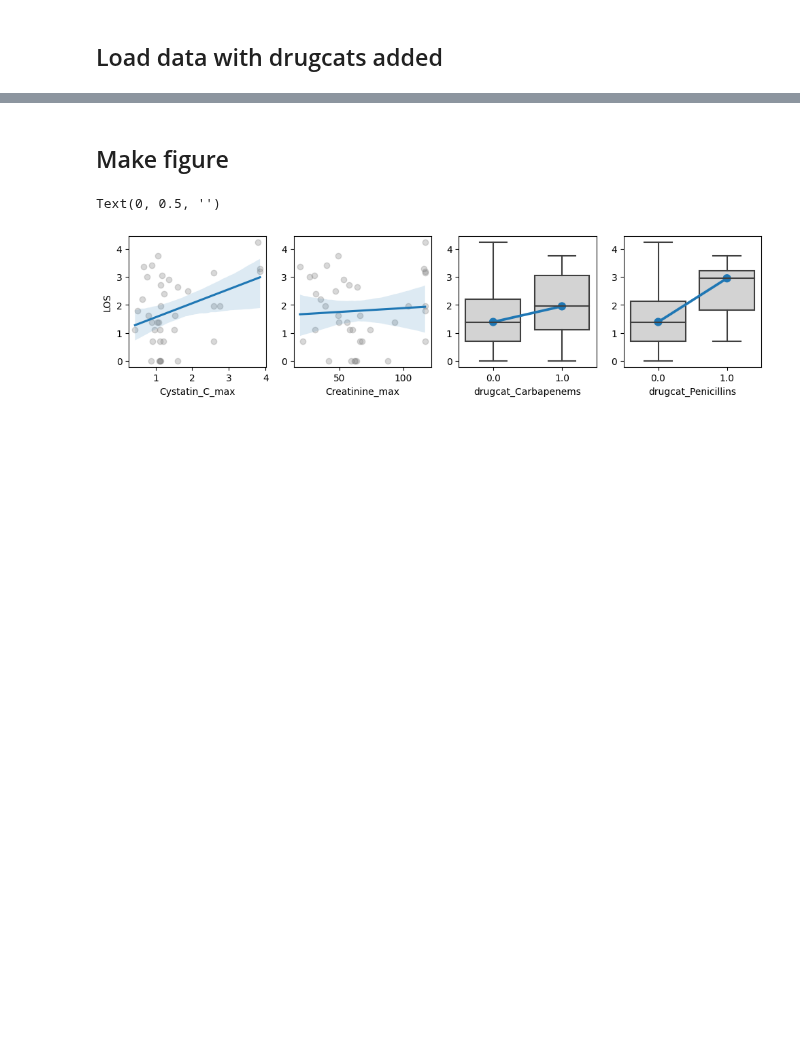
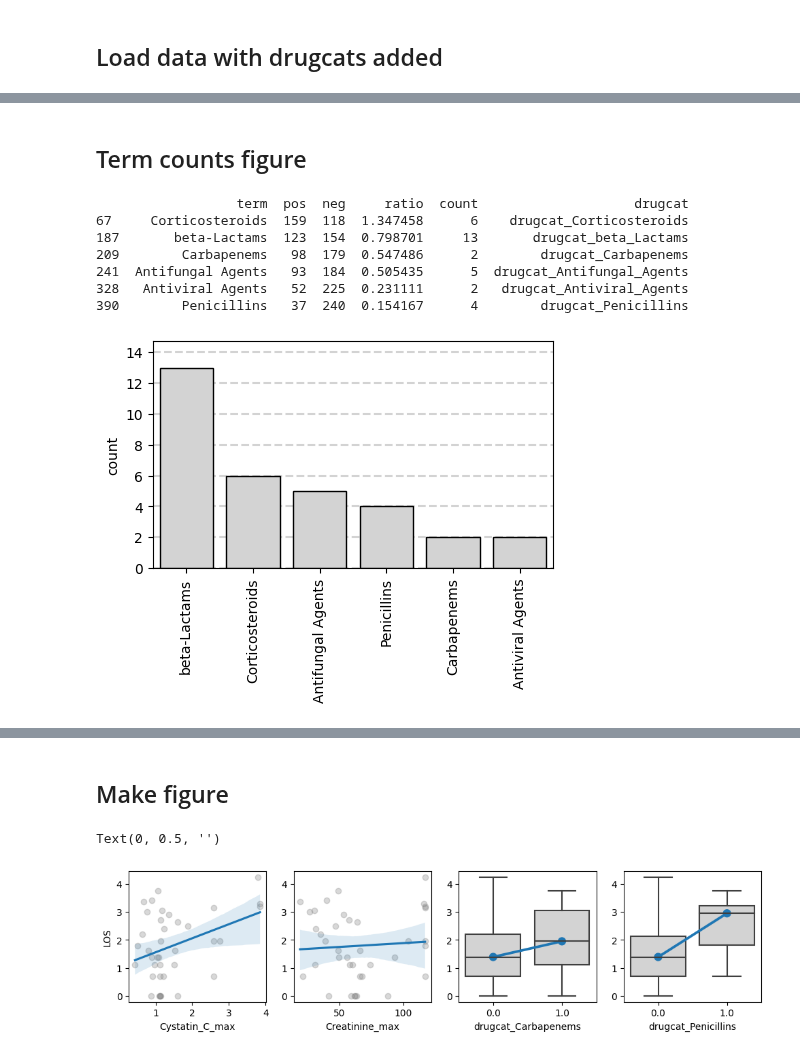
Before and after one commit to theislab/ehrapy-reproducibility, a Jupyter notebook: Figure_5/causal_known_graph.ipynb, the cells around one changed output, grey strips where cells are left out. Cells and saved outputs as stored; diff of their text form; code cells hidden in the pictures; blank space fills up the shorter version.

```diff
--- a/Figure_5/causal_known_graph.ipynb
+++ b/Figure_5/causal_known_graph.ipynb
@@ -201,0 +245,33 @@ pH_max 38.823
+# %% [markdown]
+## Term counts figure
+# %%
+term_counts = pd.read_csv("./term_counts_and_ratios.csv", sep=";")
+
+tmp_for_plot = term_counts[term_counts["drugcat"].isin(treatments)].copy()
+print(tmp_for_plot)
+
+fig, ax = plt.subplots(1, 1, figsize=(5, 3))
+sns.barplot(
+    y="count",
+    x="term",
+    data=tmp_for_plot.sort_values(by="count", ascending=False),
+    color="lightgrey",
+    ax=ax,
+    edgecolor="black",
+    zorder=2,
+)
+
+plt.tight_layout()
+for i in range(0, 16, 2):
+    ax.axhline(i, color="lightgrey", linestyle="--", zorder=0)
+ax.set_xticklabels(ax.get_xticklabels(), rotation=90);
+ax.set_xlabel("");
+# %% [output]
+                  term  pos  neg     ratio  count                    drugcat
+67     Corticosteroids  159  118  1.347458      6    drugcat_Corticosteroids
+187       beta-Lactams  123  154  0.798701     13       drugcat_beta_Lactams
+209        Carbapenems   98  179  0.547486      2        drugcat_Carbapenems
+241  Antifungal Agents   93  184  0.505435      5  drugcat_Antifungal_Agents
+328   Antiviral Agents   52  225  0.231111      2   drugcat_Antiviral_Agents
+390        Penicillins   37  240  0.154167      4        drugcat_Penicillins
+[figure, added]
```
Also changed, not shown: parts of 15 cells of this notebook, 9 other files.
